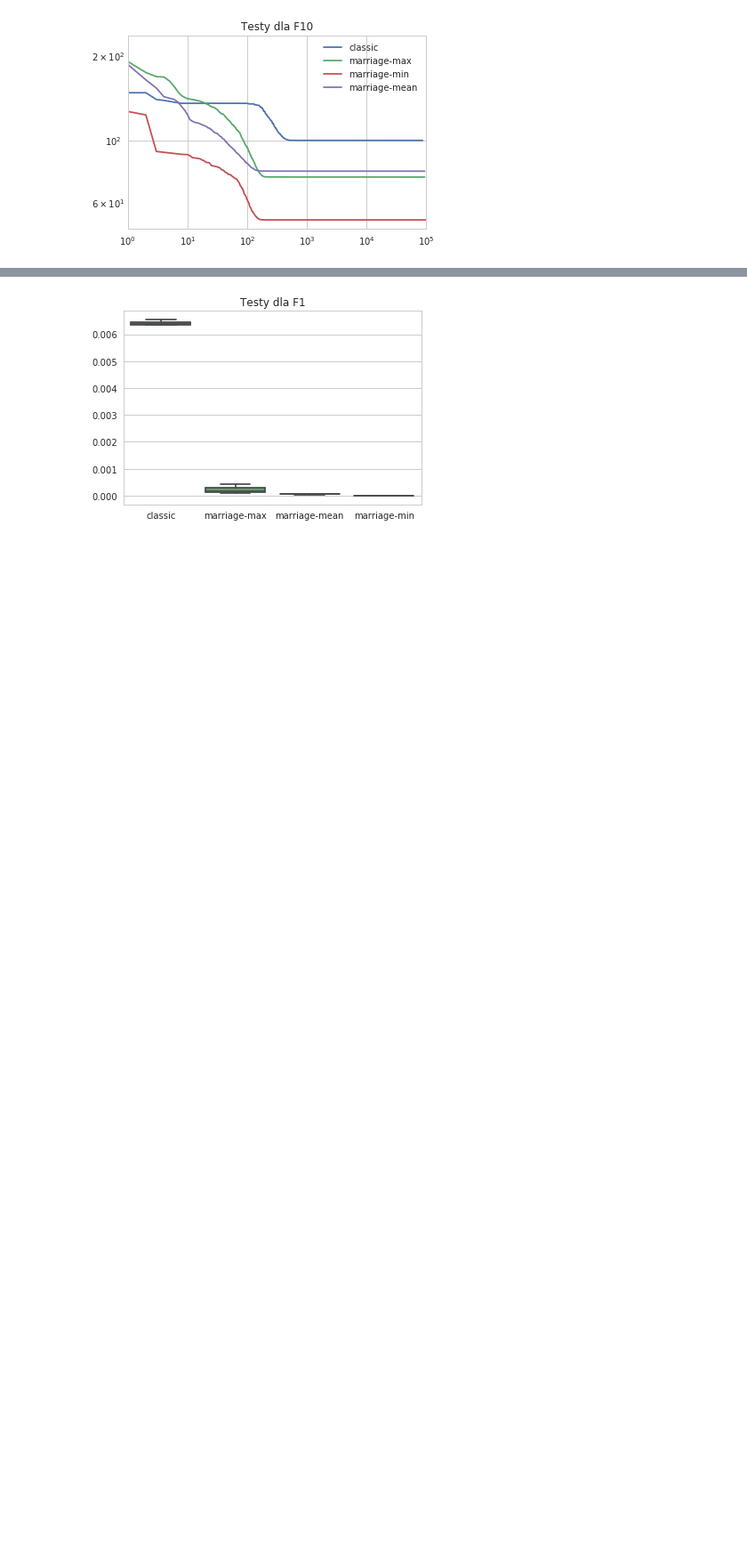
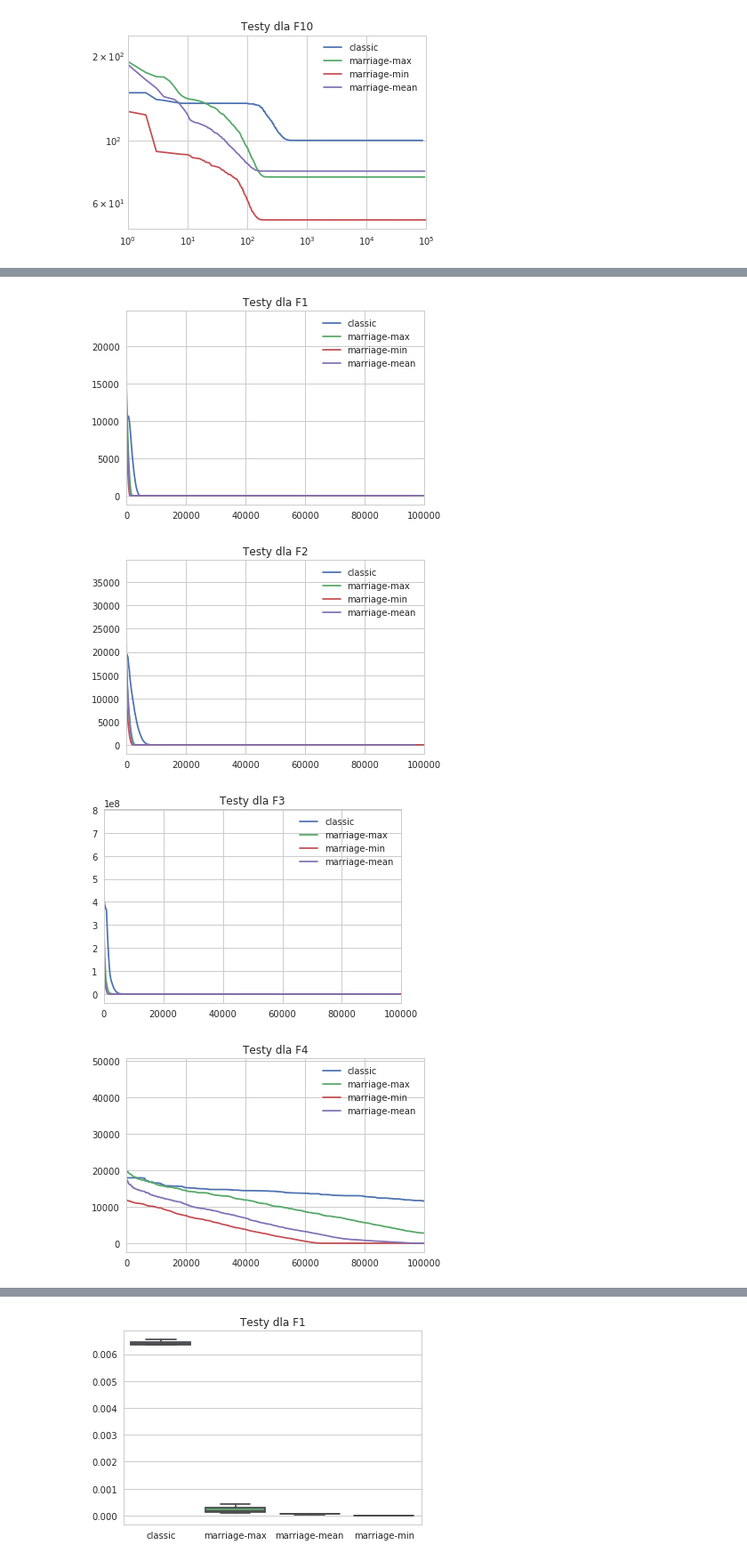
Before and after one commit to maciej3031/evolutionary_algorithm, a Jupyter notebook: Tests_analysis.ipynb, the cells around one changed output, grey strips where cells are left out. Shown at 89% size. Saved outputs shown, nothing was run; the diff lists cells and outputs as text; code cells hidden in the pictures; blank space fills up the shorter version.

```diff
--- a/Tests_analysis.ipynb
+++ b/Tests_analysis.ipynb
@@ -201,0 +215,7 @@ print_covergence_graphs(["Test0"], np.mean)
+# %%
+print_covergence_graphs(["Test0"], np.mean, y_scale='linear', x_scale='linear')
+# %% [output]
+[figure, added]
+[figure, added]
+[figure, added]
+[figure, added]
```
Also changed, not shown: parts of 2 cells of this notebook.
